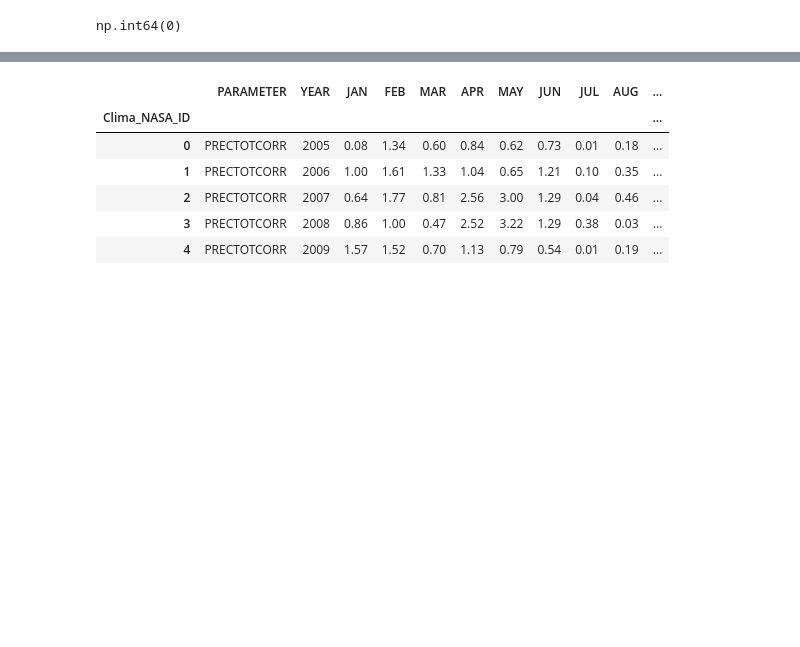
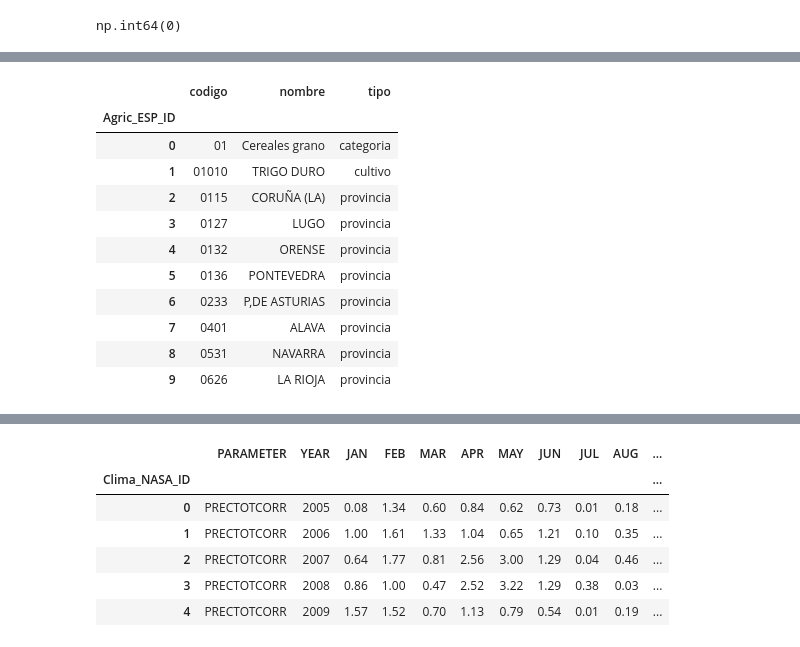
Before and after one commit to RosaSierr0609/Impacto-del-clima-en-la-agricultura-, a Jupyter notebook: 1. Exploración_preprocesamiento.ipynb, the cells around one changed output, grey strips where cells are left out. Saved outputs shown, nothing was run; the diff lists cells and outputs as text; code cells hidden in the pictures; blank space fills up the shorter version.

```diff
--- a/1. Exploración_preprocesamiento.ipynb
+++ b/1. Exploración_preprocesamiento.ipynb
@@ -325,0 +332,21 @@ agric_ESP_final.head()
+# %%
+agric_ESP_copia["tipo"] = agric_ESP_copia["codigo"].str.len().map({
+    2: "categoria",
+    5: "cultivo",
+    4: "provincia"
+})
+
+agric_ESP_copia[["codigo", "nombre", "tipo"]].head(10)
+# %% [output]
+|  | codigo | nombre | tipo |
+| Agric_ESP_ID |  |  |  |
+| 0 | 01 | Cereales grano | categoria |
+| 1 | 01010 | TRIGO DURO | cultivo |
+| 2 | 0115 | CORUÑA (LA) | provincia |
+| 3 | 0127 | LUGO | provincia |
+| 4 | 0132 | ORENSE | provincia |
+| 5 | 0136 | PONTEVEDRA | provincia |
+| 6 | 0233 | P,DE ASTURIAS | provincia |
+| 7 | 0401 | ALAVA | provincia |
+| 8 | 0531 | NAVARRA | provincia |
+| 9 | 0626 | LA RIOJA | provincia |
```
Also changed, not shown: parts of 11 cells of this notebook, 1 other file.
